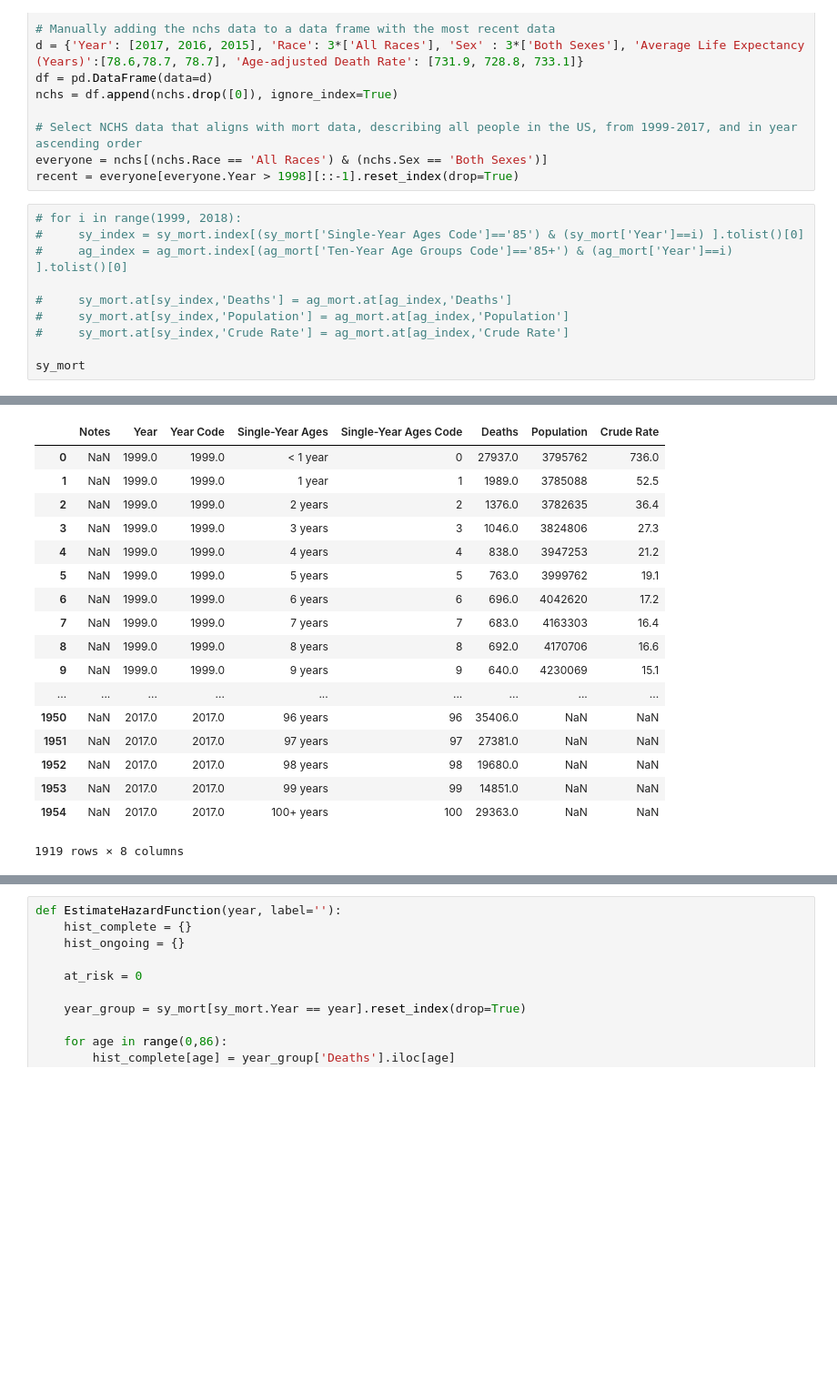
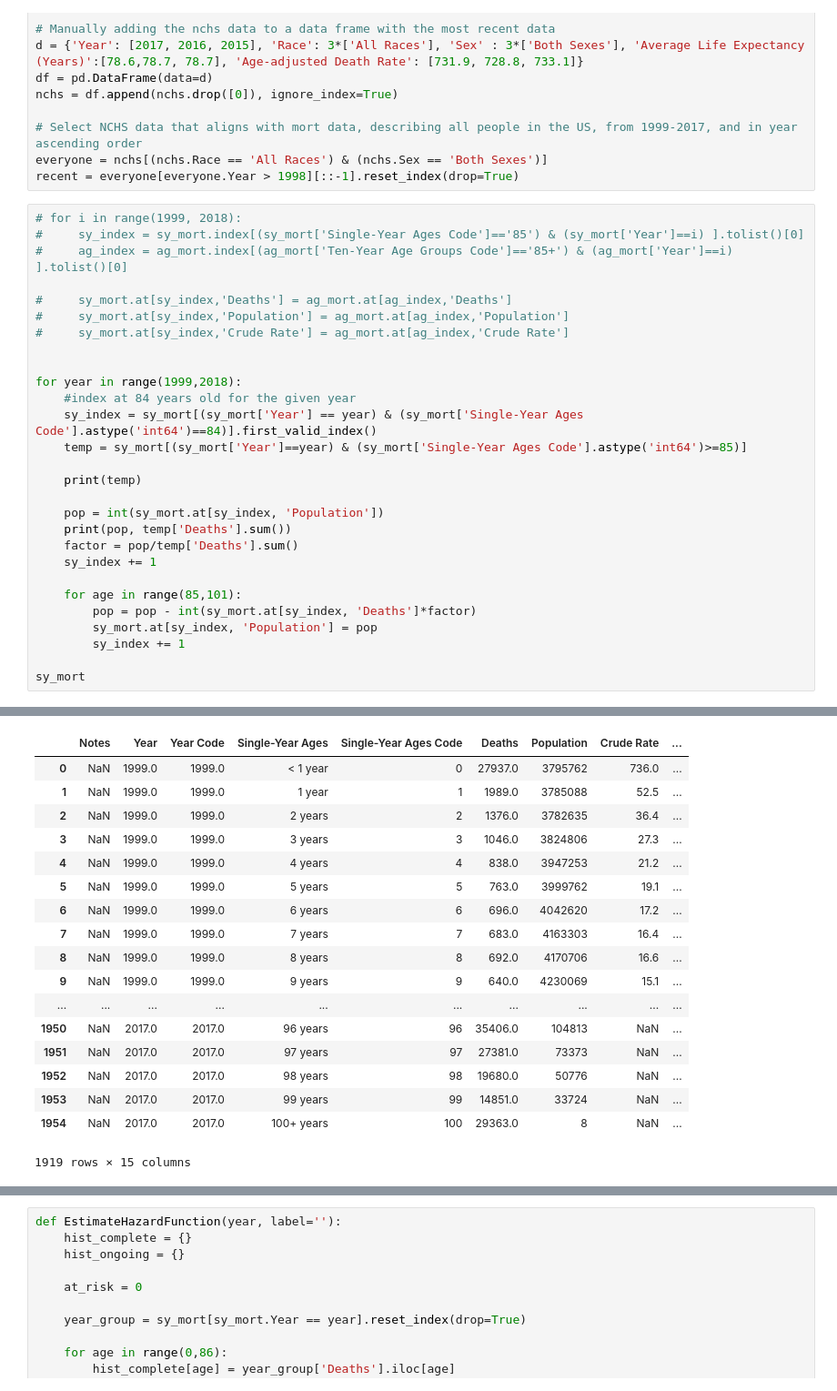
Before and after one commit to ASHSWAN1999/DataScienceProject2, a Jupyter notebook: project2.ipynb, the cells around one changed output, grey strips where cells are left out. Shown at 91% size. Cells and saved outputs as stored; diff of their text form; blank space fills up the shorter version.

```diff
--- a/project2.ipynb
+++ b/project2.ipynb
@@ -58,5 +58,23 @@ recent = everyone[everyone.Year > 1998][::-1].reset_index(drop=True)
 #     sy_mort.at[sy_index,'Population'] = ag_mort.at[ag_index,'Population']
 #     sy_mort.at[sy_index,'Crude Rate'] = ag_mort.at[ag_index,'Crude Rate']
 
+
+for year in range(1999,2018):
+    #index at 84 years old for the given year
+    sy_index = sy_mort[(sy_mort['Year'] == year) & (sy_mort['Single-Year Ages Code'].astype('int64')==84)].first_valid_index()
+    temp = sy_mort[(sy_mort['Year']==year) & (sy_mort['Single-Year Ages Code'].astype('int64')>=85)]
+
+    print(temp)
+
+    pop = int(sy_mort.at[sy_index, 'Population'])
+    print(pop, temp['Deaths'].sum())
+    factor = pop/temp['Deaths'].sum()
+    sy_index += 1
+
+    for age in range(85,101):
+        pop = pop - int(sy_mort.at[sy_index, 'Deaths']*factor)
+        sy_mort.at[sy_index, 'Population'] = pop
+        sy_index += 1
+
 sy_mort
 # %% [output]
@@ -63,21 +98,21 @@ sy_mort
-|  | Notes | Year | Year Code | Single-Year Ages | Single-Year Ages Code | Deaths | Population | Crude Rate |
-| 0 | NaN | 1999.0 | 1999.0 | < 1 year | 0 | 27937.0 | 3795762 | 736.0 |
-| 1 | NaN | 1999.0 | 1999.0 | 1 year | 1 | 1989.0 | 3785088 | 52.5 |
-| 2 | NaN | 1999.0 | 1999.0 | 2 years | 2 | 1376.0 | 3782635 | 36.4 |
-| 3 | NaN | 1999.0 | 1999.0 | 3 years | 3 | 1046.0 | 3824806 | 27.3 |
-| 4 | NaN | 1999.0 | 1999.0 | 4 years | 4 | 838.0 | 3947253 | 21.2 |
-| 5 | NaN | 1999.0 | 1999.0 | 5 years | 5 | 763.0 | 3999762 | 19.1 |
-| 6 | NaN | 1999.0 | 1999.0 | 6 years | 6 | 696.0 | 4042620 | 17.2 |
-| 7 | NaN | 1999.0 | 1999.0 | 7 years | 7 | 683.0 | 4163303 | 16.4 |
-| 8 | NaN | 1999.0 | 1999.0 | 8 years | 8 | 692.0 | 4170706 | 16.6 |
-| 9 | NaN | 1999.0 | 1999.0 | 9 years | 9 | 640.0 | 4230069 | 15.1 |
-| ... | ... | ... | ... | ... | ... | ... | ... | ... |
-| 1950 | NaN | 2017.0 | 2017.0 | 96 years | 96 | 35406.0 | NaN | NaN |
-| 1951 | NaN | 2017.0 | 2017.0 | 97 years | 97 | 27381.0 | NaN | NaN |
-| 1952 | NaN | 2017.0 | 2017.0 | 98 years | 98 | 19680.0 | NaN | NaN |
-| 1953 | NaN | 2017.0 | 2017.0 | 99 years | 99 | 14851.0 | NaN | NaN |
-| 1954 | NaN | 2017.0 | 2017.0 | 100+ years | 100 | 29363.0 | NaN | NaN |
+|  | Notes | Year | Year Code | Single-Year Ages | Single-Year Ages Code | Deaths | Population | Crude Rate | ... |
+| 0 | NaN | 1999.0 | 1999.0 | < 1 year | 0 | 27937.0 | 3795762 | 736.0 | ... |
+| 1 | NaN | 1999.0 | 1999.0 | 1 year | 1 | 1989.0 | 3785088 | 52.5 | ... |
+| 2 | NaN | 1999.0 | 1999.0 | 2 years | 2 | 1376.0 | 3782635 | 36.4 | ... |
+| 3 | NaN | 1999.0 | 1999.0 | 3 years | 3 | 1046.0 | 3824806 | 27.3 | ... |
+| 4 | NaN | 1999.0 | 1999.0 | 4 years | 4 | 838.0 | 3947253 | 21.2 | ... |
+| 5 | NaN | 1999.0 | 1999.0 | 5 years | 5 | 763.0 | 3999762 | 19.1 | ... |
+| 6 | NaN | 1999.0 | 1999.0 | 6 years | 6 | 696.0 | 4042620 | 17.2 | ... |
+| 7 | NaN | 1999.0 | 1999.0 | 7 years | 7 | 683.0 | 4163303 | 16.4 | ... |
+| 8 | NaN | 1999.0 | 1999.0 | 8 years | 8 | 692.0 | 4170706 | 16.6 | ... |
+| 9 | NaN | 1999.0 | 1999.0 | 9 years | 9 | 640.0 | 4230069 | 15.1 | ... |
+| ... | ... | ... | ... | ... | ... | ... | ... | ... | ... |
+| 1950 | NaN | 2017.0 | 2017.0 | 96 years | 96 | 35406.0 | 104813 | NaN | ... |
+| 1951 | NaN | 2017.0 | 2017.0 | 97 years | 97 | 27381.0 | 73373 | NaN | ... |
+| 1952 | NaN | 2017.0 | 2017.0 | 98 years | 98 | 19680.0 | 50776 | NaN | ... |
+| 1953 | NaN | 2017.0 | 2017.0 | 99 years | 99 | 14851.0 | 33724 | NaN | ... |
+| 1954 | NaN | 2017.0 | 2017.0 | 100+ years | 100 | 29363.0 | 8 | NaN | ... |
-1919 rows × 8 columns
+1919 rows × 15 columns
 # %%
 sy_mort['qx'] = sy_mort['Deaths']/(sy_mort['Population'].astype('float64')+.5*sy_mort['Deaths'])
 
```
Also changed, not shown: parts of 4 cells of this notebook.
